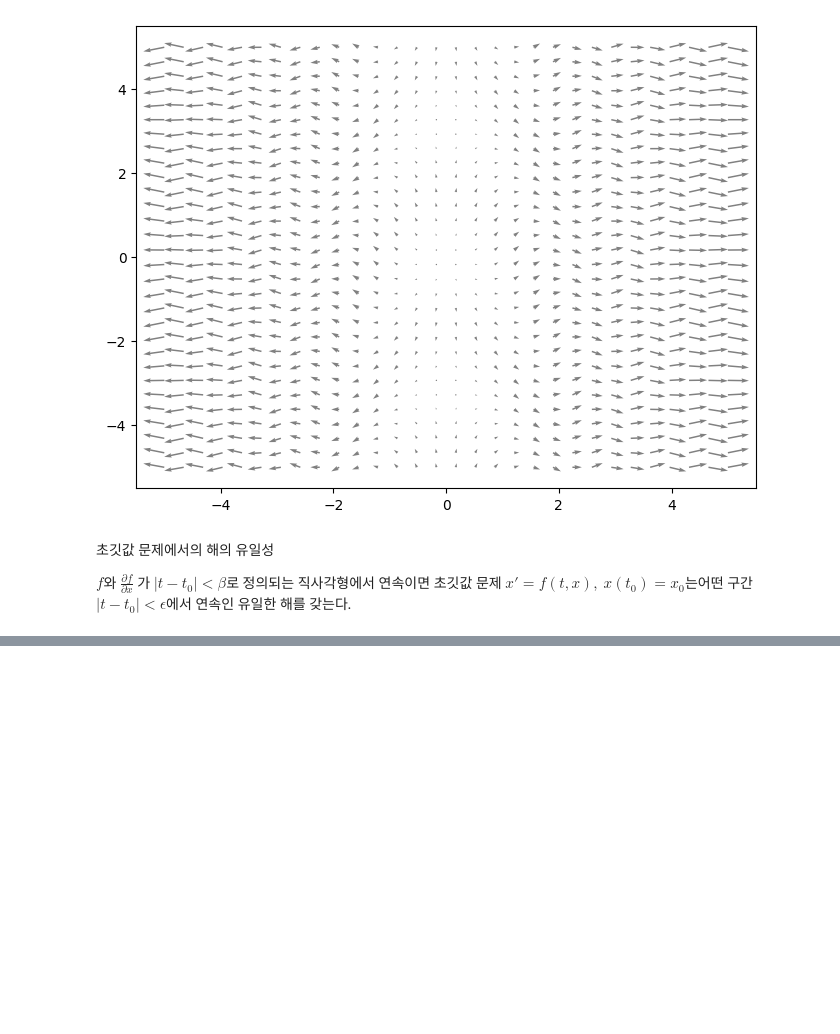
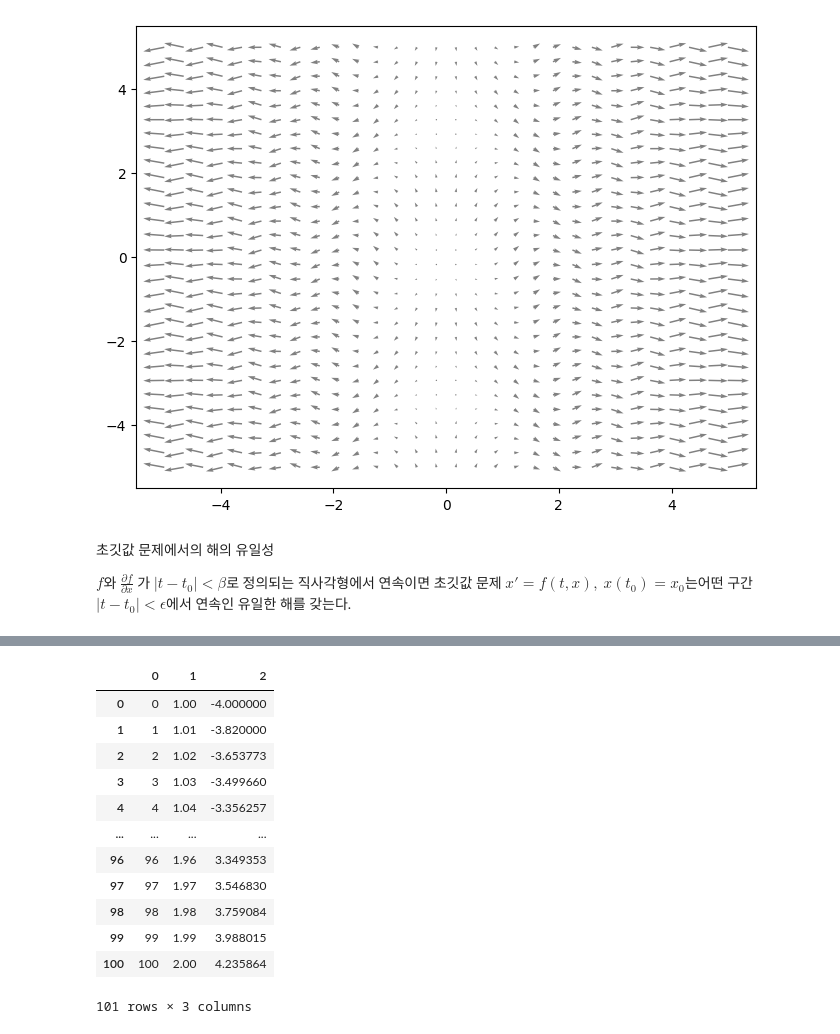
Before and after one commit to tirals88/Numerical-Mathematics-and-Computing, a Jupyter notebook: Chap7_Initial Values Problems.ipynb, the cells around one changed output, grey strips where cells are left out. Drawn from its saved outputs; the diff is of its cells as text; code cells hidden in the pictures; blank space fills up the shorter version.

```diff
--- a/Chap7_Initial Values Problems.ipynb
+++ b/Chap7_Initial Values Problems.ipynb
@@ -85,0 +109,32 @@ $f$와 $\frac{\partial f}{\partial x}$ 가 $|t-t_{0}|<\beta$로 정의되는 직
+# %%
+def Euler(n, a, b, f, x0):
+  h = (b-a)/n
+  t = a
+  x = x0
+  deriv_table = []
+  deriv_table.append([0, t, x])
+  for k in range(1, n+1):
+    x += h*f(t,x)
+    t += h
+    deriv_table.append([k, t, x])
+  deriv_table = pd.DataFrame(deriv_table)
+  return deriv_table
+
+def ef1(t, x):
+  return 1+x**2 + t**3
+
+Euler(100, 1, 2, ef1, -4)
+# %% [output]
+|  | 0 | 1 | 2 |
+| 0 | 0 | 1.00 | -4.000000 |
+| 1 | 1 | 1.01 | -3.820000 |
+| 2 | 2 | 1.02 | -3.653773 |
+| 3 | 3 | 1.03 | -3.499660 |
+| 4 | 4 | 1.04 | -3.356257 |
+| ... | ... | ... | ... |
+| 96 | 96 | 1.96 | 3.349353 |
+| 97 | 97 | 1.97 | 3.546830 |
+| 98 | 98 | 1.98 | 3.759084 |
+| 99 | 99 | 1.99 | 3.988015 |
+| 100 | 100 | 2.00 | 4.235864 |
+101 rows × 3 columns
```
Also changed, not shown: parts of 12 cells of this notebook.
